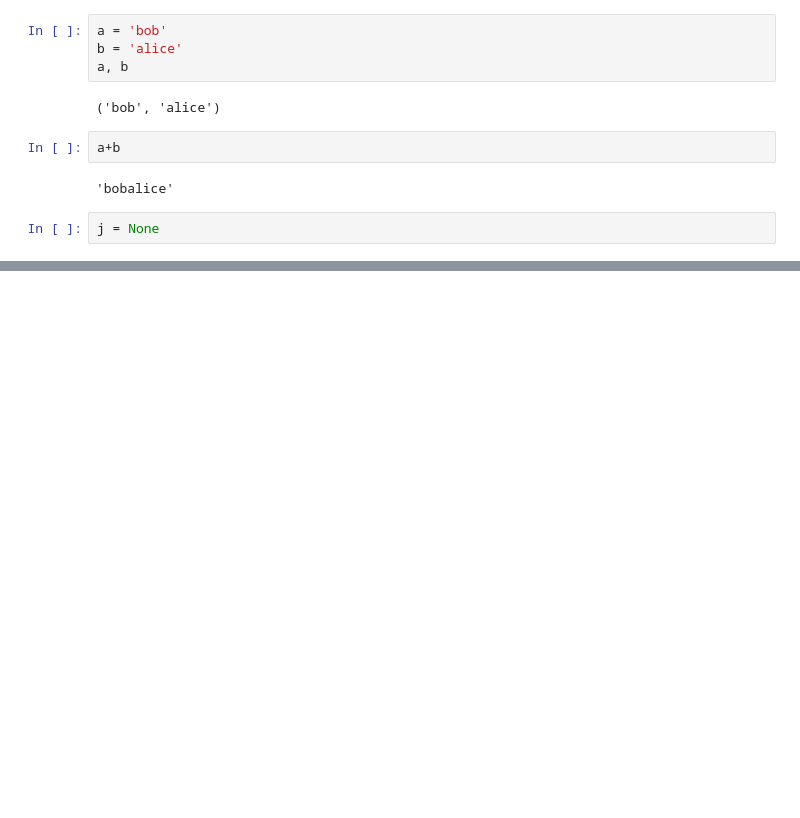
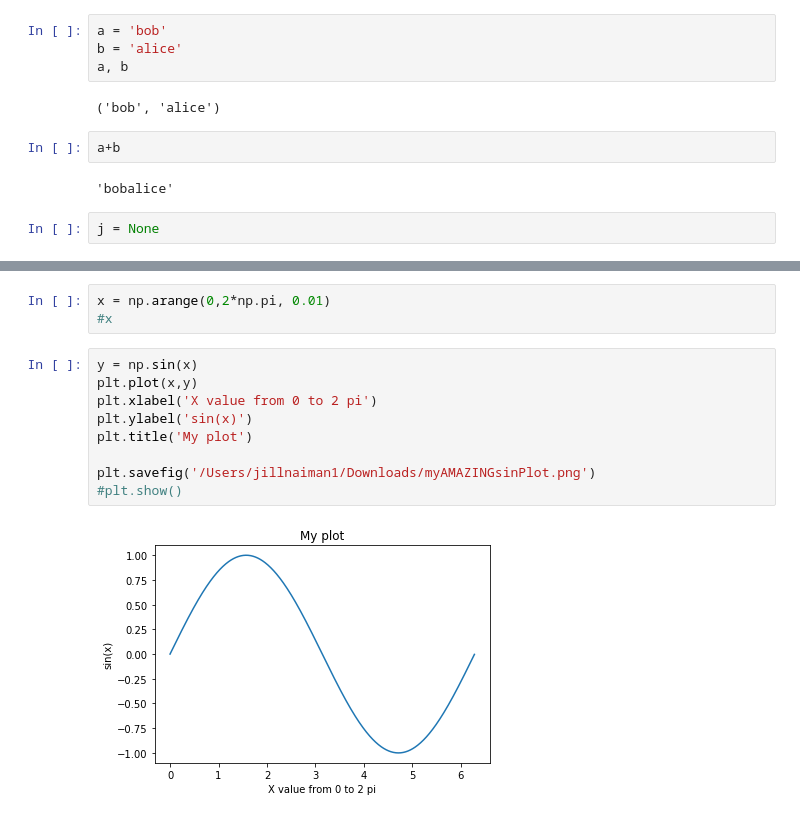
Before and after one commit to jnaiman/csci-p-14110, a Jupyter notebook: lesson01/inClassNotes_day1_introToProgramming.ipynb, the cells around one changed output, grey strips where cells are left out. Cells and saved outputs as stored; diff of their text form; blank space fills up the shorter version.

```diff
--- a/lesson01/inClassNotes_day1_introToProgramming.ipynb
+++ b/lesson01/inClassNotes_day1_introToProgramming.ipynb
@@ -133,0 +308,14 @@ j = None
+# %%
+x = np.arange(0,2*np.pi, 0.01)
+#x
+# %%
+y = np.sin(x)
+plt.plot(x,y)
+plt.xlabel('X value from 0 to 2 pi')
+plt.ylabel('sin(x)')
+plt.title('My plot')
+
+plt.savefig('/Users/jillnaiman1/Downloads/myAMAZINGsinPlot.png')
+#plt.show()
+# %% [output]
+[figure, added]
```
Also changed, not shown: parts of 48 cells of this notebook, 3 other files.
